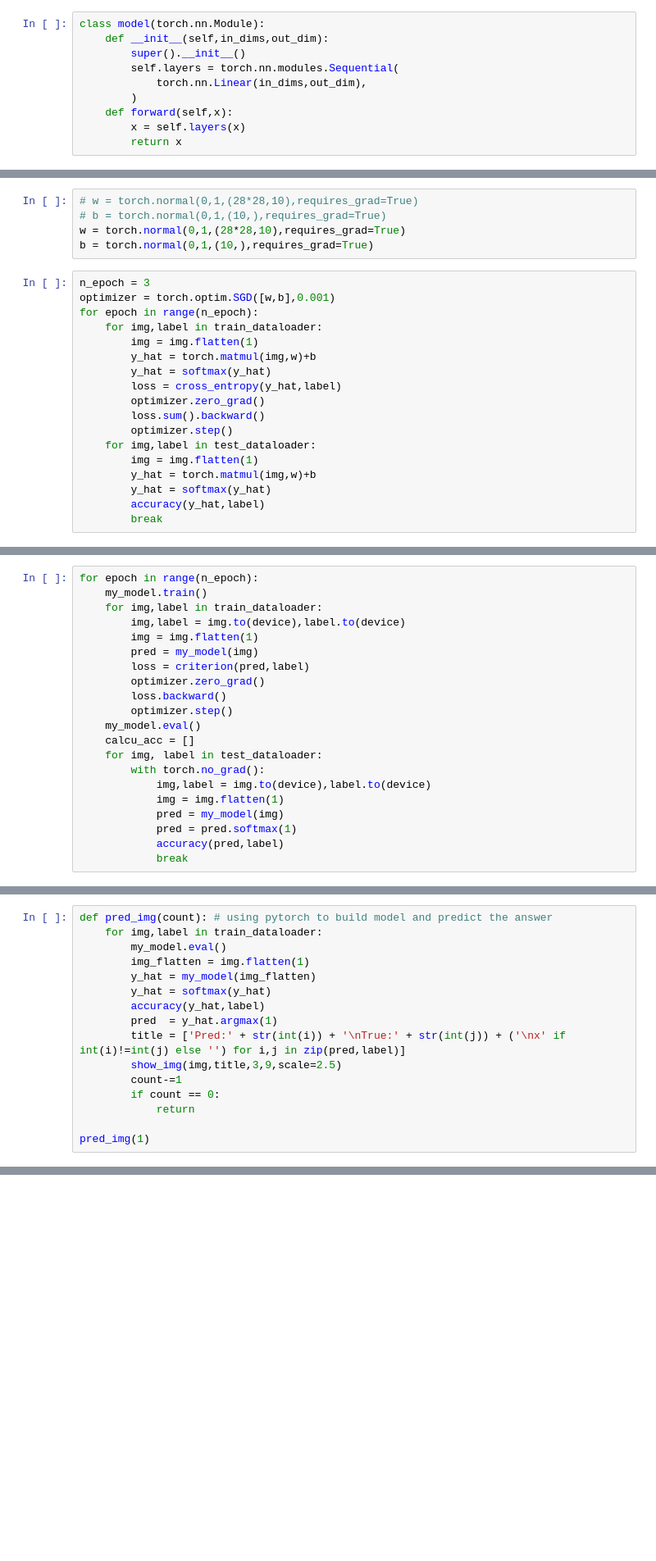
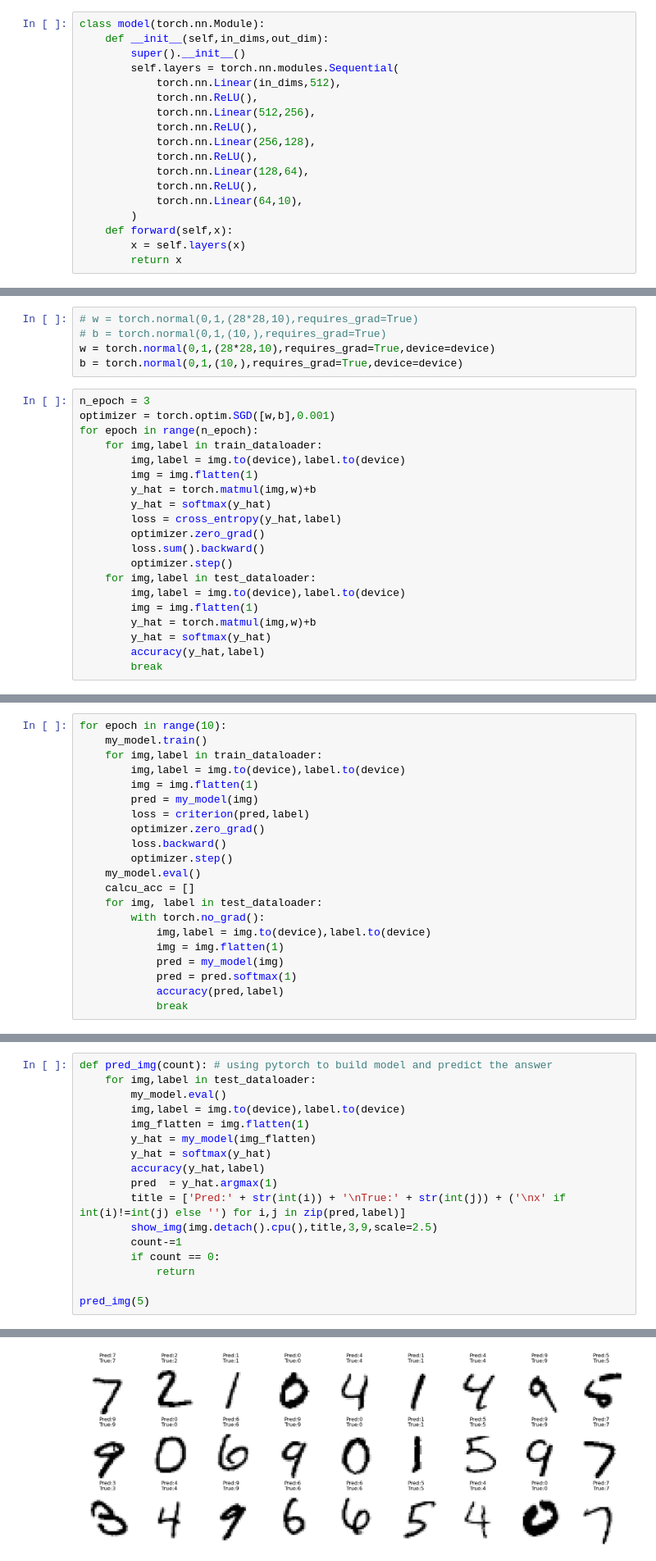
Before and after one commit to Gancenty/Machine_Learning, a Jupyter notebook: softmax_mnist.ipynb, the cells around one changed output, grey strips where cells are left out. Shown at 82% size. Drawn from its saved outputs; the diff is of its cells as text; blank space fills up the shorter version.

```diff
--- a/softmax_mnist.ipynb
+++ b/softmax_mnist.ipynb
@@ -35,7 +35,15 @@ class model(torch.nn.Module):
     def __init__(self,in_dims,out_dim):
         super().__init__()
         self.layers = torch.nn.modules.Sequential(
-            torch.nn.Linear(in_dims,out_dim),
+            torch.nn.Linear(in_dims,512),
+            torch.nn.ReLU(),
+            torch.nn.Linear(512,256),
+            torch.nn.ReLU(),
+            torch.nn.Linear(256,128),
+            torch.nn.ReLU(),
+            torch.nn.Linear(128,64),
+            torch.nn.ReLU(),
+            torch.nn.Linear(64,10),
         )
     def forward(self,x):
         x = self.layers(x)
@@ -65,13 +73,14 @@ def accuracy(y_hat,y):
 # %%
 # w = torch.normal(0,1,(28*28,10),requires_grad=True)
 # b = torch.normal(0,1,(10,),requires_grad=True)
-w = torch.normal(0,1,(28*28,10),requires_grad=True)
-b = torch.normal(0,1,(10,),requires_grad=True)
+w = torch.normal(0,1,(28*28,10),requires_grad=True,device=device)
+b = torch.normal(0,1,(10,),requires_grad=True,device=device)
 # %%
 n_epoch = 3
 optimizer = torch.optim.SGD([w,b],0.001)
 for epoch in range(n_epoch):
     for img,label in train_dataloader:
+        img,label = img.to(device),label.to(device)
         img = img.flatten(1)
         y_hat = torch.matmul(img,w)+b
         y_hat = softmax(y_hat)
@@ -80,6 +89,7 @@ for epoch in range(n_epoch):
         loss.sum().backward()
         optimizer.step()
     for img,label in test_dataloader:
+        img,label = img.to(device),label.to(device)
         img = img.flatten(1)
         y_hat = torch.matmul(img,w)+b
         y_hat = softmax(y_hat)
@@ -95,7 +105,7 @@ my_model = model(28*28,10).to(device)
 optimizer = torch.optim.SGD(my_model.parameters(),0.001)
 criterion = torch.nn.CrossEntropyLoss(reduction='sum')
 # %%
-for epoch in range(n_epoch):
+for epoch in range(10):
     my_model.train()
     for img,label in train_dataloader:
         img,label = img.to(device),label.to(device)
@@ -136,17 +153,19 @@ def pred_img(count): # using manual configuration to build model and predict the
 pred_img(1)
 # %%
 def pred_img(count): # using pytorch to build model and predict the answer
-    for img,label in train_dataloader:
+    for img,label in test_dataloader:
         my_model.eval()
+        img,label = img.to(device),label.to(device)
         img_flatten = img.flatten(1)
         y_hat = my_model(img_flatten)
         y_hat = softmax(y_hat)
         accuracy(y_hat,label)
         pred  = y_hat.argmax(1)
         title = ['Pred:' + str(int(i)) + '\nTrue:' + str(int(j)) + ('\nx' if int(i)!=int(j) else '') for i,j in zip(pred,label)]
-        show_img(img,title,3,9,scale=2.5)
+        show_img(img.detach().cpu(),title,3,9,scale=2.5)
         count-=1
         if count == 0:
             return
 
-pred_img(1)
+pred_img(5)
+# %% [output]
@@ -152,0 +173 @@ pred_img(1)
+[figure, added]
```
Also changed, not shown: parts of 3 cells of this notebook, 1 other file.
